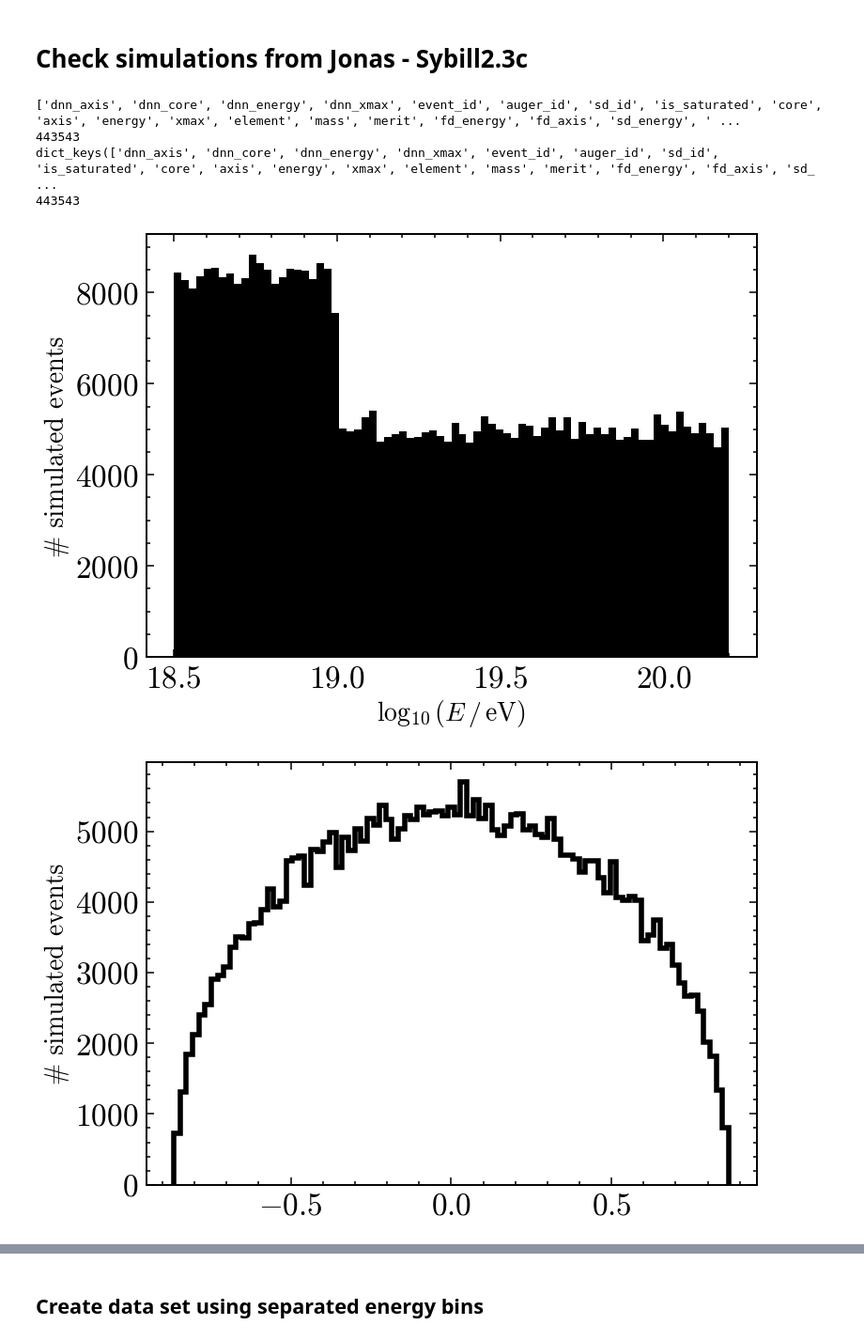
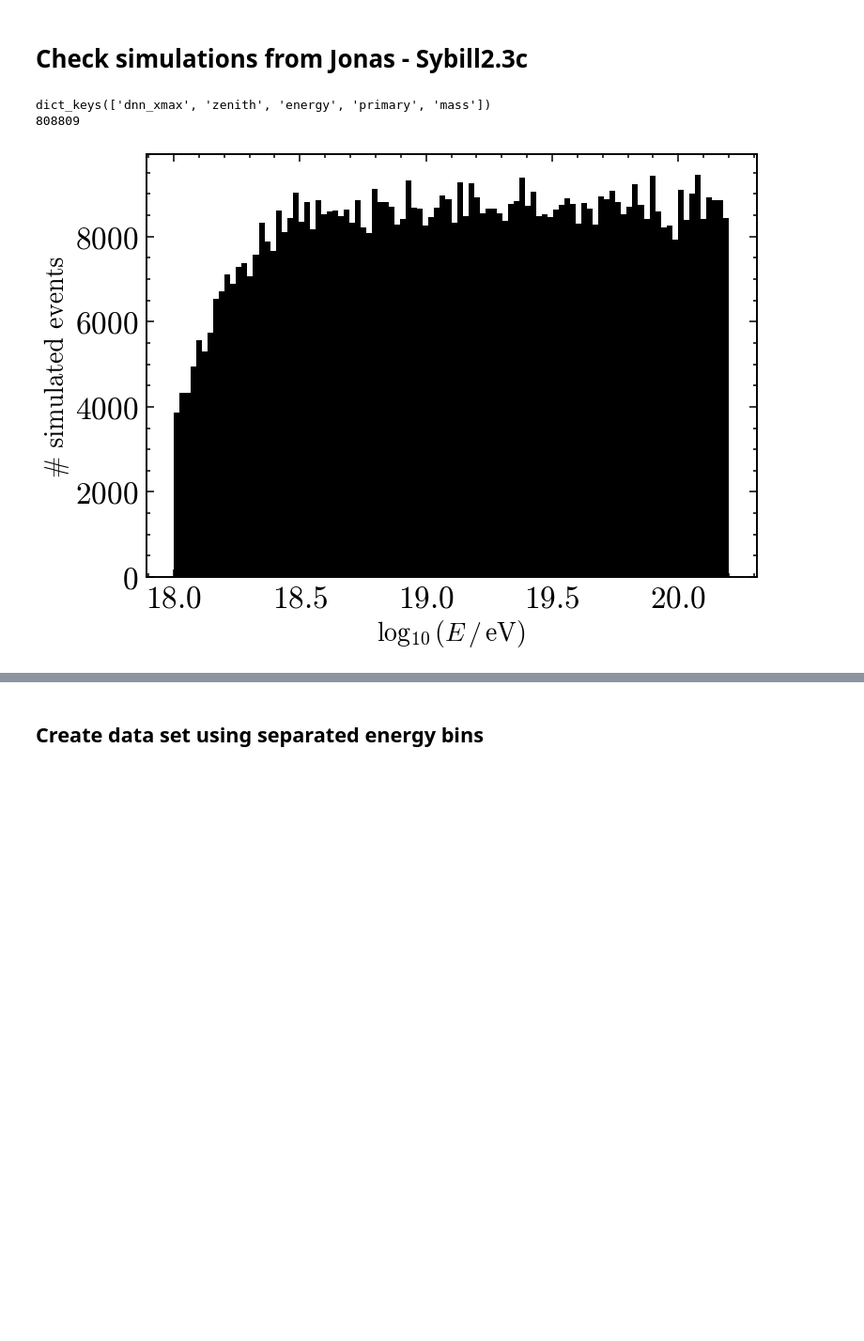
Before and after one commit to paolo-magnani/aixnet_simulations, a Jupyter notebook: sim_part1.ipynb, the cells around one changed output, grey strips where cells are left out. Shown at 94% size. Cells and saved outputs as stored; diff of their text form; code cells hidden in the pictures; blank space fills up the shorter version.

```diff
--- a/sim_part1.ipynb
+++ b/sim_part1.ipynb
@@ -10,52 +10,56 @@
 import numpy as np
 import pandas as pd
 import matplotlib.pyplot as plt
-from mass_fractions import *
+# from mass_fractions import *
 from simulated_dipole import *
 
 
 # plt.rcParams["mathtext.fontset"] = "custom"
 # plt.rcParams["mathtext.rm"] = "Comic Sans MS"
 # plt.rcParams["mathtext.it"] = "Comic Sans MS:italic"
 # plt.rcParams["mathtext.bf"] = "Comic Sans MS:bold"
 
 
-input_path = '/mnt/c/Users/paolo/Desktop/LAVORO/data_files/aixnet_sib_all_data.npz'
-data = np.load(input_path, allow_pickle=True)
+## IN CASE OF KAne
+input_kane = '../berenika_dipole/dateset/KAne_EPOS_sims.csv'
 
-print(data.files)
-print(len(data['dnn_xmax']))
+kf = pd.read_csv(input_kane)
+dd = {}
+dd['dnn_xmax'] = np.array(kf['Xmax'])
+dd['zenith'] = np.array(np.pi/2 - kf['Zenith'])
+dd['energy'] = np.array(kf['Energy']/1e18)
+dd['primary'] = np.array(kf['Primary'])
+dd['mass'] = np.empty_like(dd['energy'])
+dd['mass'][np.where(dd['primary']==0)] = 1
+dd['mass'][np.where(dd['primary']==1)] = 4
+dd['mass'][np.where(dd['primary']==2)] = 16
+dd['mass'][np.where(dd['primary']==3)] = 56
 
-dd = {key: data[key] for key in data.files}
+## IN CASE OF AixNet
+# input_path = '/mnt/c/Users/paolo/Desktop/LAVORO/data_files/aixnet_sib_all_data.npz'
+# data = np.load(input_path, allow_pickle=True)
+# print(data.files)
+# print(len(data['dnn_xmax']))
+# dd = {key: data[key] for key in data.files}
 
 print(dd.keys())
 
 print(len(dd['energy']))
 
 plt.figure(figsize=(10,6))
 # plt.hist(np.log10(dd['energy'][dd['mass']!=6]*1e18), color='k')
 plt.hist(np.log10(dd['energy']*1e18), color='k')
 # plt.plot(bin_centers, hist_2, color='k', linewidth=4)
 plt.xlabel(r'$\log_{10}(E\,/\,\mathrm{eV})$')
 plt.ylabel(r'# simulated events')
 #plt.xscale('log')
 #plt.yscale('log')
 plt.show()
 
-
-data_mask = flatten_distr(dd['energy'])
-dd = dict_cutter(dd, data_mask)
+# data_mask = flatten_distr(dd['energy'])
+# dd = dict_cutter(dd, data_mask)
 # print(dd.items())
-
-plt.figure(figsize=(10,6))
-plt.hist((dd['axis'][:, 0]), color='k', histtype='step', lw=4)
-plt.ylabel(r'# simulated events')
-plt.show()
-print(dd['axis'][1, 0]**2+dd['axis'][1, 1]**2+dd['axis'][1, 2]**2)
 # %% [output]
-['dnn_axis', 'dnn_core', 'dnn_energy', 'dnn_xmax', 'event_id', 'auger_id', 'sd_id', 'is_saturated', 'core', 'axis', 'energy', 'xmax', 'element', 'mass', 'merit', 'fd_energy', 'fd_axis', 'sd_energy', ' ...
-443543
-dict_keys(['dnn_axis', 'dnn_core', 'dnn_energy', 'dnn_xmax', 'event_id', 'auger_id', 'sd_id', 'is_saturated', 'core', 'axis', 'energy', 'xmax', 'element', 'mass', 'merit', 'fd_energy', 'fd_axis', 'sd_ ...
-443543
+dict_keys(['dnn_xmax', 'zenith', 'energy', 'primary', 'mass'])
+808809
-[figure, old version]
+[figure, new version]
-[figure, removed]
```
Also changed, not shown: parts of 8 cells of this notebook, 6 other files.
